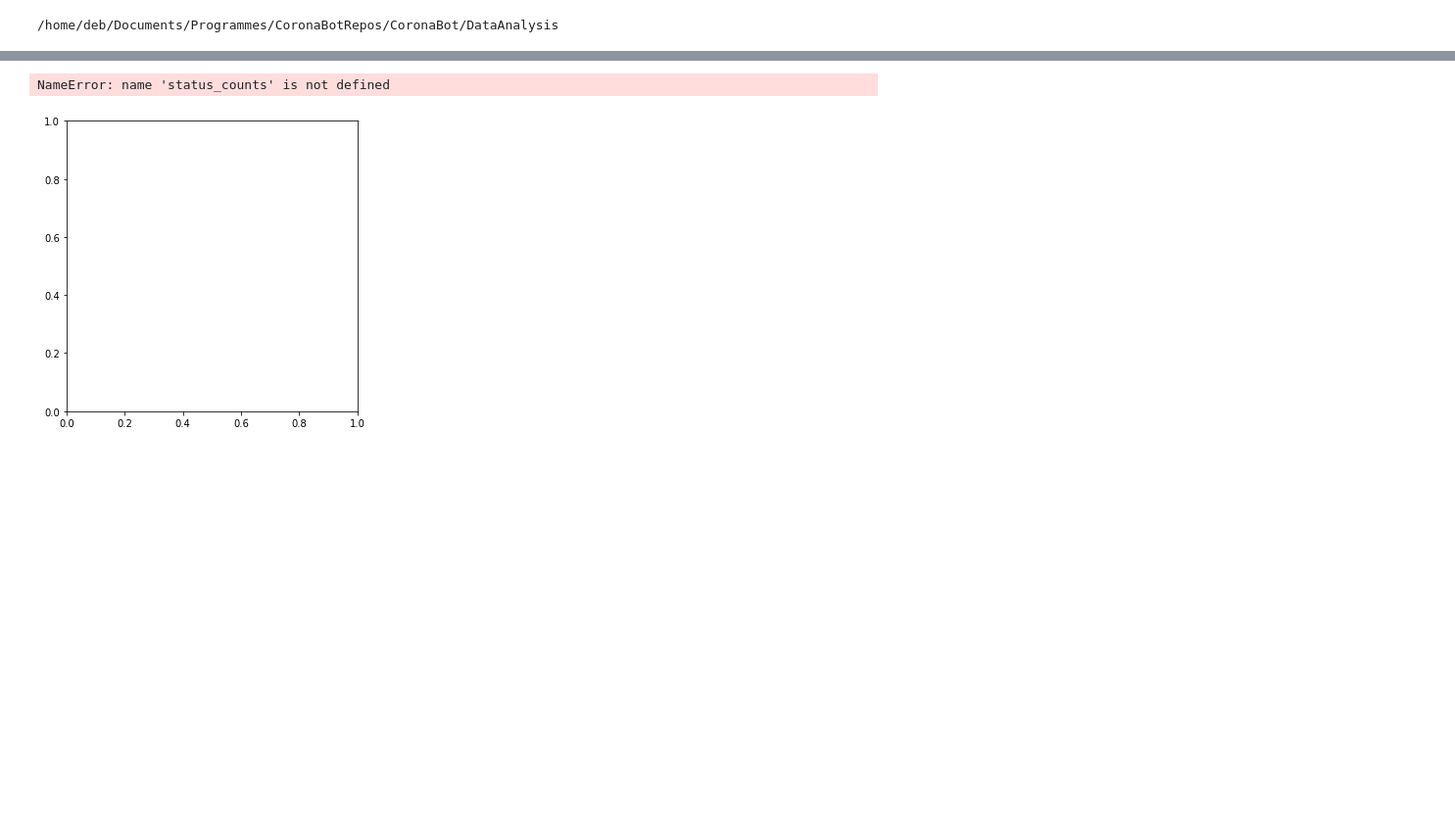
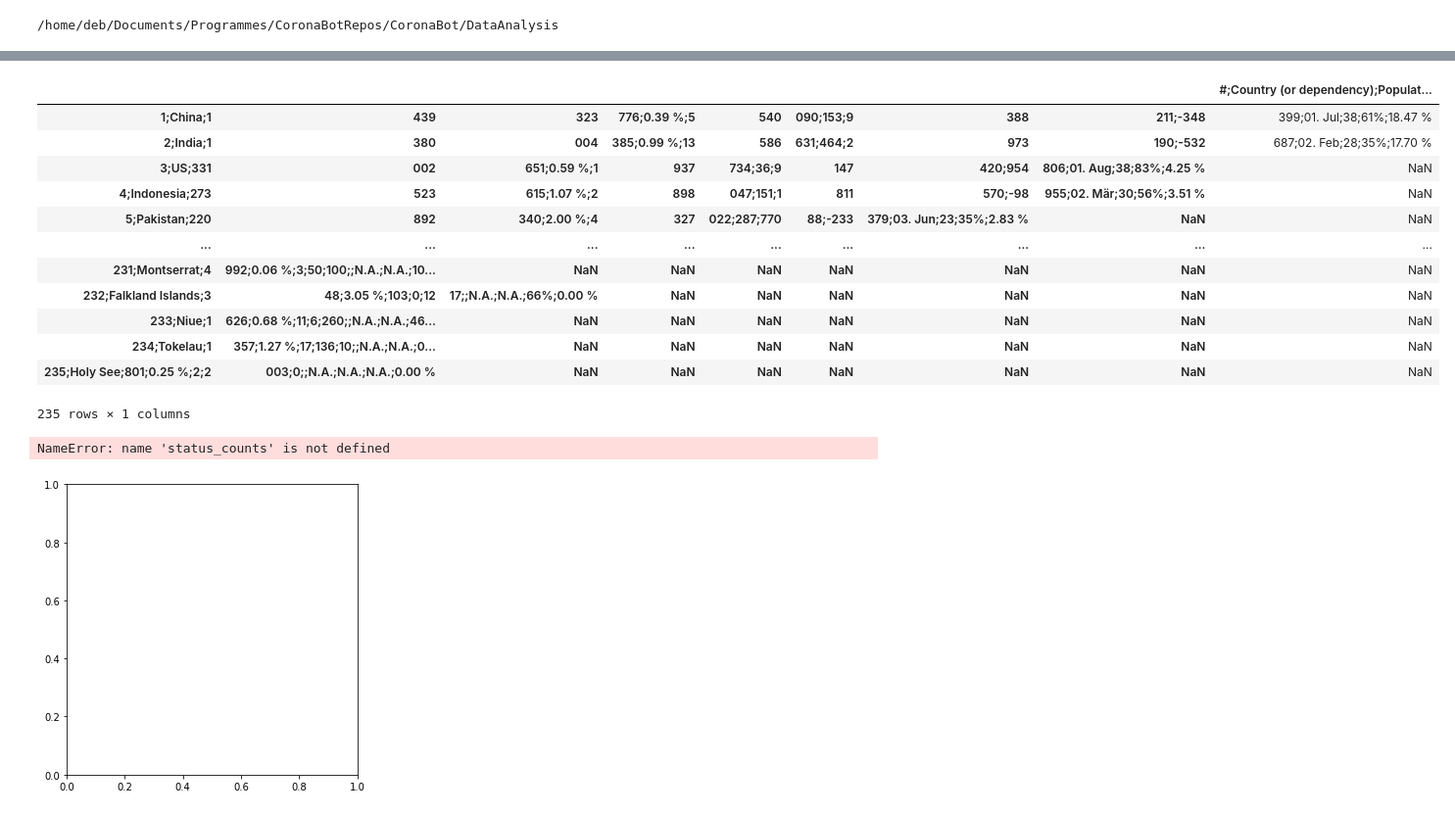
Before and after one commit to FrtZgwL/CoronaBot, a Jupyter notebook: DataAnalysis/EDA .ipynb, the cells around one changed output, grey strips where cells are left out. Shown at 98% size. Cells and saved outputs as stored; diff of their text form; code cells hidden in the pictures; blank space fills up the shorter version.

```diff
--- a/DataAnalysis/EDA .ipynb
+++ b/DataAnalysis/EDA .ipynb
@@ -479,2 +481,2 @@ ParserError: Error tokenizing data. C error: Expected 1 fields in line 52, saw 2
 # %%
-populations = pd.read_csv("dirr/data/populations.csv")
+populations = pd.read_csv(dirr/"data/populations.csv")
@@ -485,3 +499,19 @@ death_rates
+# %%
+populations
+# %% [output]
+|  |  |  |  |  |  |  |  | #;Country (or dependency);Populat... |
+| 1;China;1 | 439 | 323 | 776;0.39 %;5 | 540 | 090;153;9 | 388 | 211;-348 | 399;01. Jul;38;61%;18.47 % |
+| 2;India;1 | 380 | 004 | 385;0.99 %;13 | 586 | 631;464;2 | 973 | 190;-532 | 687;02. Feb;28;35%;17.70 % |
+| 3;US;331 | 002 | 651;0.59 %;1 | 937 | 734;36;9 | 147 | 420;954 | 806;01. Aug;38;83%;4.25 % | NaN |
+| 4;Indonesia;273 | 523 | 615;1.07 %;2 | 898 | 047;151;1 | 811 | 570;-98 | 955;02. Mär;30;56%;3.51 % | NaN |
+| 5;Pakistan;220 | 892 | 340;2.00 %;4 | 327 | 022;287;770 | 88;-233 | 379;03. Jun;23;35%;2.83 % | NaN | NaN |
+| ... | ... | ... | ... | ... | ... | ... | ... | ... |
+| 231;Montserrat;4 | 992;0.06 %;3;50;100;;N.A.;N.A.;10... | NaN | NaN | NaN | NaN | NaN | NaN | NaN |
+| 232;Falkland Islands;3 | 48;3.05 %;103;0;12 | 17;;N.A.;N.A.;66%;0.00 % | NaN | NaN | NaN | NaN | NaN | NaN |
+| 233;Niue;1 | 626;0.68 %;11;6;260;;N.A.;N.A.;46... | NaN | NaN | NaN | NaN | NaN | NaN | NaN |
+| 234;Tokelau;1 | 357;1.27 %;17;136;10;;N.A.;N.A.;0... | NaN | NaN | NaN | NaN | NaN | NaN | NaN |
+| 235;Holy See;801;0.25 %;2;2 | 003;0;;N.A.;N.A.;N.A.;0.00 % | NaN | NaN | NaN | NaN | NaN | NaN | NaN |
+235 rows × 1 columns
 # %%
 plt.figure(1, figsize=(20,12))
 the_grid = GridSpec(2, 3)
```
Also changed, not shown: parts of 10 cells of this notebook.
